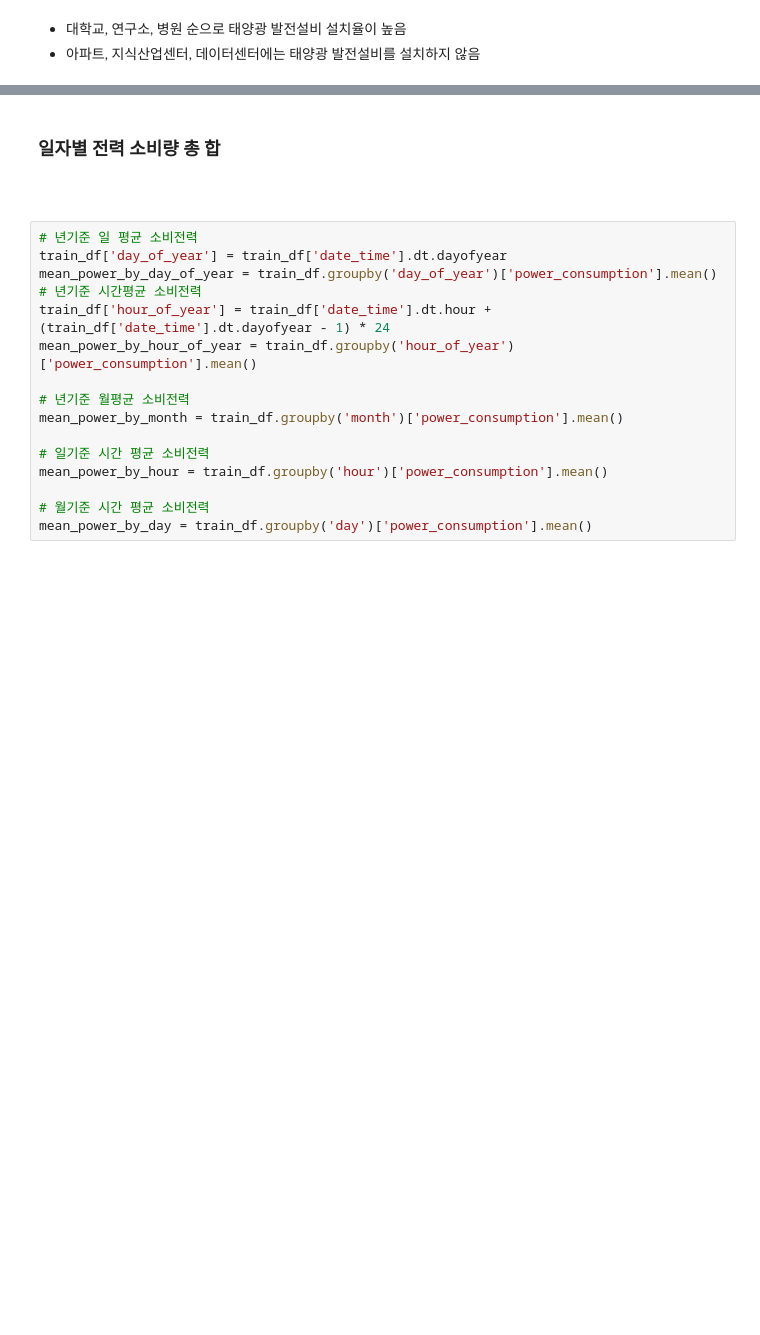
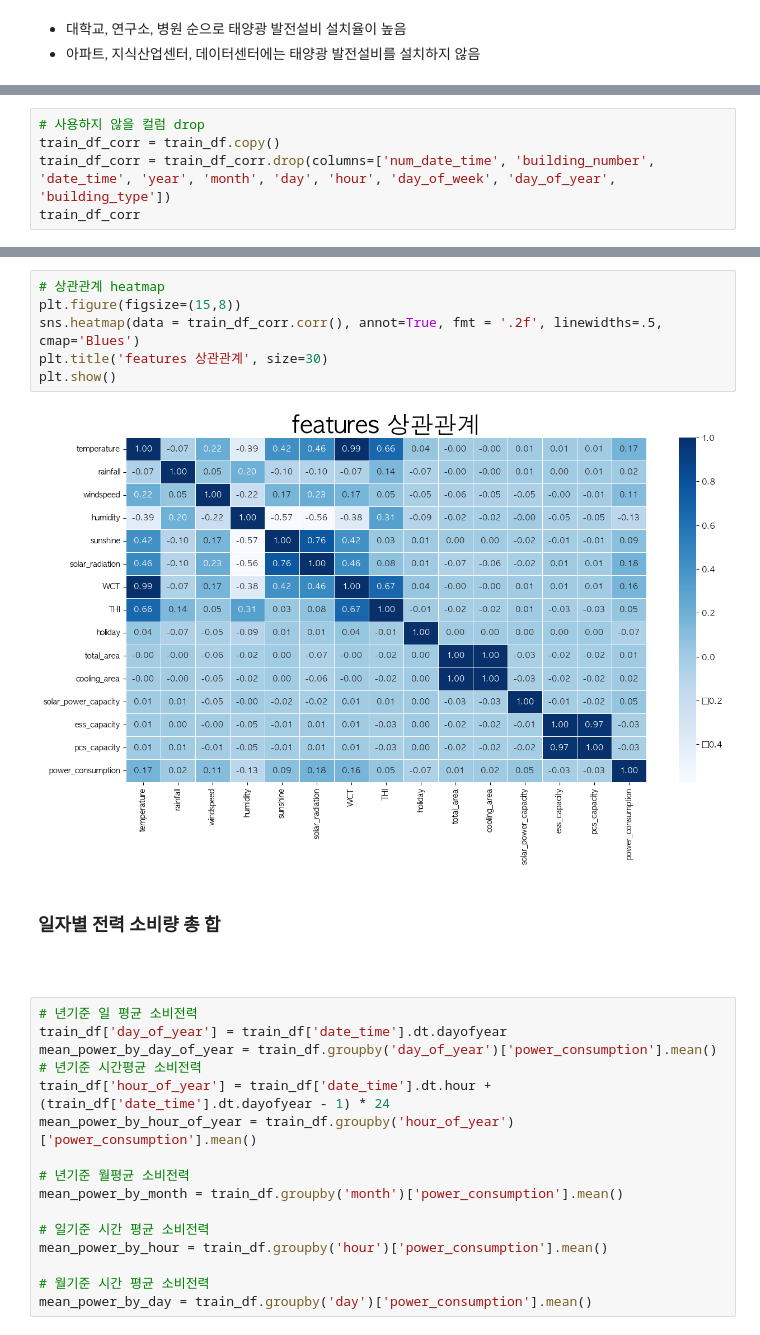
Before and after one commit to zivary/ABBA_test, a Jupyter notebook: ABBA_test-main/ABBA_test_EDA.ipynb, the cells around one changed output, grey strips where cells are left out. Drawn from its saved outputs; the diff is of its cells as text; blank space fills up the shorter version.

```diff
--- a/ABBA_test-main/ABBA_test_EDA.ipynb
+++ b/ABBA_test-main/ABBA_test_EDA.ipynb
@@ -773,0 +842,5 @@ plt.show()
+# %%
+# 사용하지 않을 컬럼 drop
+train_df_corr = train_df.copy()
+train_df_corr = train_df_corr.drop(columns=['num_date_time', 'building_number', 'date_time', 'year', 'month', 'day', 'hour', 'day_of_week', 'day_of_year', 'building_type'])
+train_df_corr
@@ -774,3 +861,11 @@ plt.show()
+# %%
+# 상관관계 heatmap
+plt.figure(figsize=(15,8))
+sns.heatmap(data = train_df_corr.corr(), annot=True, fmt = '.2f', linewidths=.5, cmap='Blues')
+plt.title('features 상관관계', size=30)
+plt.show()
+# %% [output]
+[figure, added]
 # %% [markdown]
 ### 일자별 전력 소비량 총 합
 # %% [markdown]
```
Also changed, not shown: parts of 18 cells of this notebook, 8 other files.
